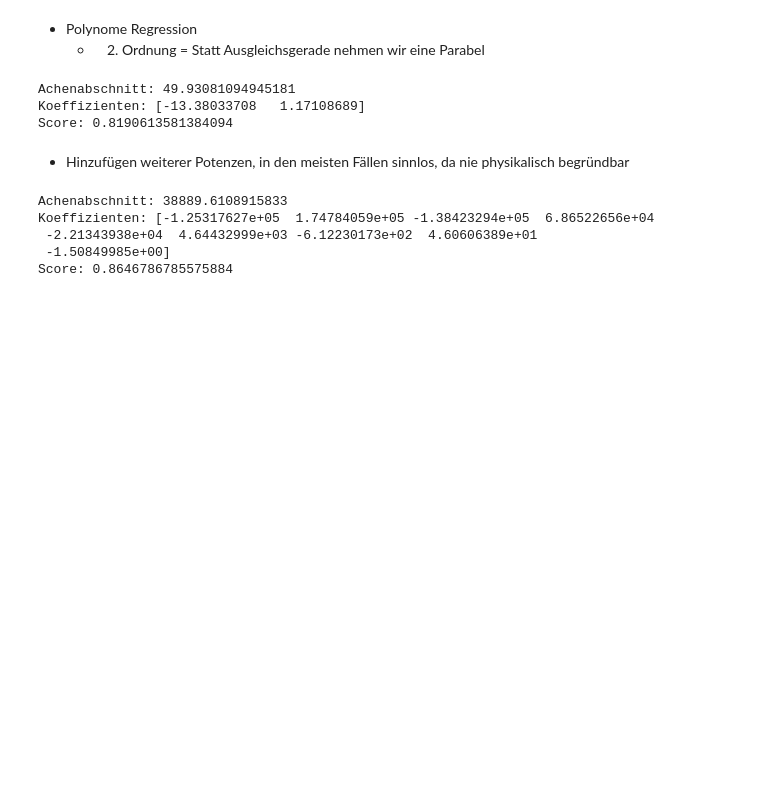
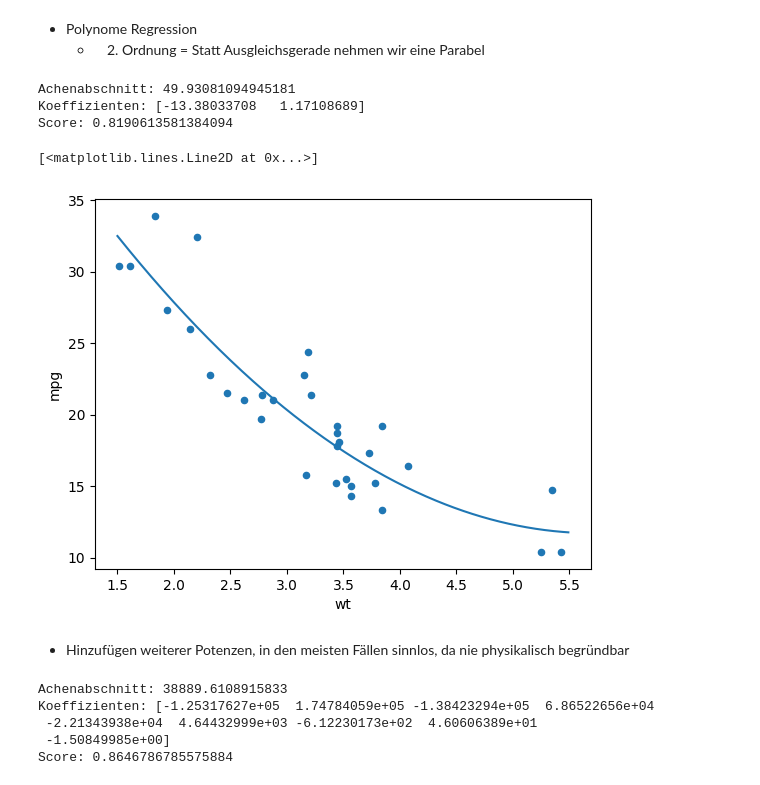
Before and after one commit to Javacream/org.javacream.training.python, a Jupyter notebook: DataAnalysis/motorcars/motorcars.ipynb, the cells around one changed output. Saved outputs shown, nothing was run; the diff lists cells and outputs as text; code cells hidden in the pictures; blank space fills up the shorter version.

```diff
--- a/DataAnalysis/motorcars/motorcars.ipynb
+++ b/DataAnalysis/motorcars/motorcars.ipynb
@@ -267,6 +267,14 @@ print(f'Score: {poly_model.score(x_axis, y=df['mpg'])}')
 Achenabschnitt: 49.93081094945181
 Koeffizienten: [-13.38033708   1.17108689]
 Score: 0.8190613581384094
+# %%
+df.plot(kind='scatter', x='wt', y='mpg')
+poly_range = np.arange(1.5, 5.5,0.01)
+predicted = poly_model.predict(pd.DataFrame([poly_range, poly_range**2]).T)
+plt.plot(poly_range, predicted)
+# %% [output]
+[<matplotlib.lines.Line2D at 0x...>]
+[figure, added]
 # %% [markdown]
    * Hinzufügen weiterer Potenzen, in den meisten Fällen sinnlos, da nie physikalisch begründbar
 # %%
```
Also changed, not shown: parts of 2 cells of this notebook.
